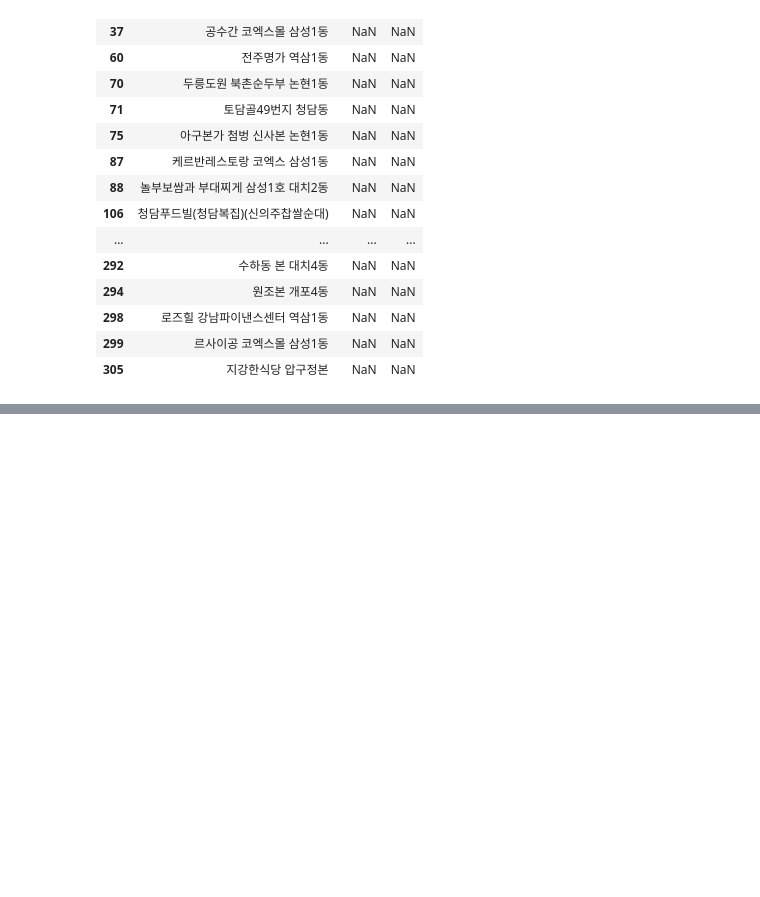
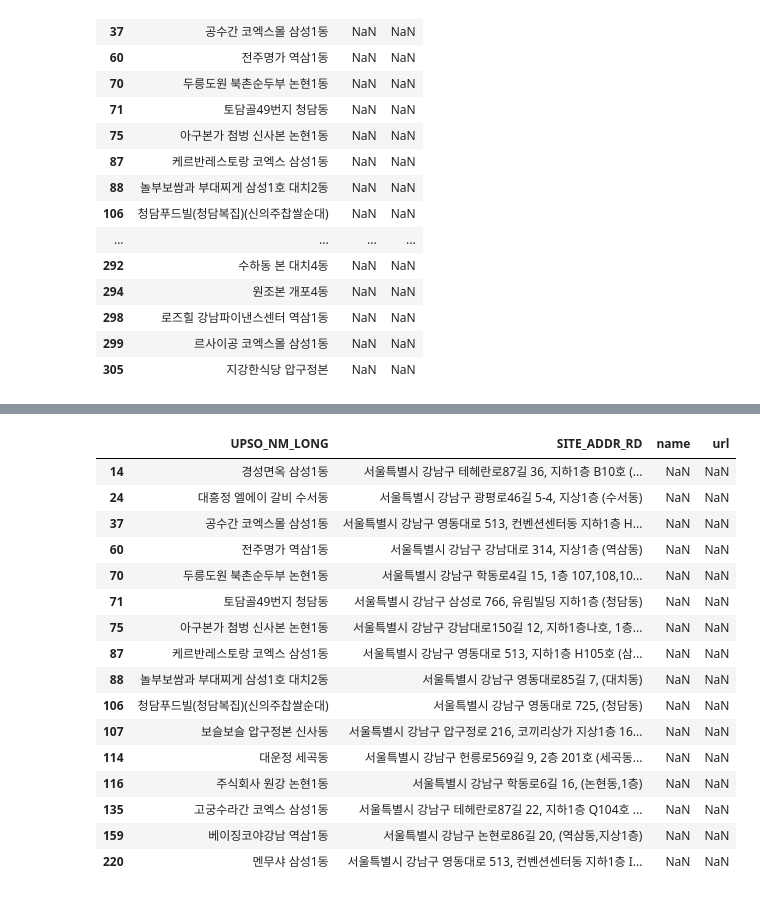
Before and after one commit to benidjor/model-restaurant-in-gangnam, a Jupyter notebook: kakaomap_crawling_pracice.ipynb, the cells around one changed output, grey strips where cells are left out. Cells and saved outputs as stored; diff of their text form; code cells hidden in the pictures; blank space fills up the shorter version.

Commit message:
feat (MRIG-6): 카카오맵 모범음식점 리뷰 크롤링
- kakaomap_crawling.ipynb 파일을 생성하여 카카오맵 모범음식점 리뷰를 크롤링했습니다.
- merged.csv 파일에 크롤링한 리뷰 저장완료 했습니다.

```diff
--- a/kakaomap_crawling_pracice.ipynb
+++ b/kakaomap_crawling_pracice.ipynb
@@ -2659,0 +2696,4 @@ url_compared_df.loc[url_compared_df.url.isna()]
+# %%
+jeonggyu2 = jeonggyu.set_index(keys="index")
+j_idx = jeonggyu2[jeonggyu2["url"].notnull()].index
+j_idx
@@ -2659,0 +2702,3 @@ url_compared_df.loc[url_compared_df.url.isna()]
+# %%
+# merged["url"].fillna(jeonggyu2["url"]).loc[j_idx]
+merged["url"] = merged["url"].fillna(jeonggyu2["url"])
@@ -2659,0 +2711,20 @@ url_compared_df.loc[url_compared_df.url.isna()]
+# %%
+# index = 220, 멘무샤 강남점 없음
+st_url = ["https://place.map.kakao.com/22876436",
+          "https://place.map.kakao.com/22876436",
+          "https://place.map.kakao.com/535029883",
+          "https://place.map.kakao.com/11139515",
+          np.nan,
+          "https://place.map.kakao.com/21332162",
+          "https://place.map.kakao.com/8440324",
+          "https://place.map.kakao.com/21401237",
+          "https://place.map.kakao.com/2128436288",
+          "https://place.map.kakao.com/9956715",
+          "https://place.map.kakao.com/21331948",
+          "https://place.map.kakao.com/26898618",
+          "https://place.map.kakao.com/2030032655"]
+
+st_idx = merged.loc[merged.url.isna()][["UPSO_NM_LONG", "name", "url"]][-13:].index
+
+sangtek = pd.DataFrame({"url":st_url}).set_index(st_idx)
+sangtek
@@ -2659,0 +2746,22 @@ url_compared_df.loc[url_compared_df.url.isna()]
+# %%
+merged["url"] = merged["url"].fillna(sangtek["url"])
+# %%
+merged.loc[merged.url.isna()][["UPSO_NM_LONG", "SITE_ADDR_RD", "name", "url"]]
+# %% [output]
+|  | UPSO_NM_LONG | SITE_ADDR_RD | name | url |
+| 14 | 경성면옥 삼성1동 | 서울특별시 강남구 테헤란로87길 36, 지하1층 B10호 (... | NaN | NaN |
+| 24 | 대흥정 엘에이 갈비 수서동 | 서울특별시 강남구 광평로46길 5-4, 지상1층 (수서동) | NaN | NaN |
+| 37 | 공수간 코엑스몰 삼성1동 | 서울특별시 강남구 영동대로 513, 컨벤션센터동 지하1층 H... | NaN | NaN |
+| 60 | 전주명가 역삼1동 | 서울특별시 강남구 강남대로 314, 지상1층 (역삼동) | NaN | NaN |
+| 70 | 두릉도원 북촌순두부 논현1동 | 서울특별시 강남구 학동로4길 15, 1층 107,108,10... | NaN | NaN |
+| 71 | 토담골49번지 청담동 | 서울특별시 강남구 삼성로 766, 유림빌딩 지하1층 (청담동) | NaN | NaN |
+| 75 | 아구본가 첨벙 신사본 논현1동 | 서울특별시 강남구 강남대로150길 12, 지하1층나호, 1층... | NaN | NaN |
+| 87 | 케르반레스토랑 코엑스 삼성1동 | 서울특별시 강남구 영동대로 513, 지하1층 H105호 (삼... | NaN | NaN |
+| 88 | 놀부보쌈과 부대찌게 삼성1호 대치2동 | 서울특별시 강남구 영동대로85길 7, (대치동) | NaN | NaN |
+| 106 | 청담푸드빌(청담복집)(신의주찹쌀순대) | 서울특별시 강남구 영동대로 725, (청담동) | NaN | NaN |
+| 107 | 보슬보슬 압구정본 신사동 | 서울특별시 강남구 압구정로 216, 코끼리상가 지상1층 16... | NaN | NaN |
+| 114 | 대운정 세곡동 | 서울특별시 강남구 헌릉로569길 9, 2층 201호 (세곡동... | NaN | NaN |
+| 116 | 주식회사 원강 논현1동 | 서울특별시 강남구 학동로6길 16, (논현동,1층) | NaN | NaN |
+| 135 | 고궁수라간 코엑스 삼성1동 | 서울특별시 강남구 테헤란로87길 22, 지하1층 Q104호 ... | NaN | NaN |
+| 159 | 베이징코야강남 역삼1동 | 서울특별시 강남구 논현로86길 20, (역삼동,지상1층) | NaN | NaN |
+| 220 | 멘무샤 삼성1동 | 서울특별시 강남구 영동대로 513, 컨벤션센터동 지하1층 I... | NaN | NaN |
```
Also changed, not shown: parts of 14 cells of this notebook, 4 other files.
